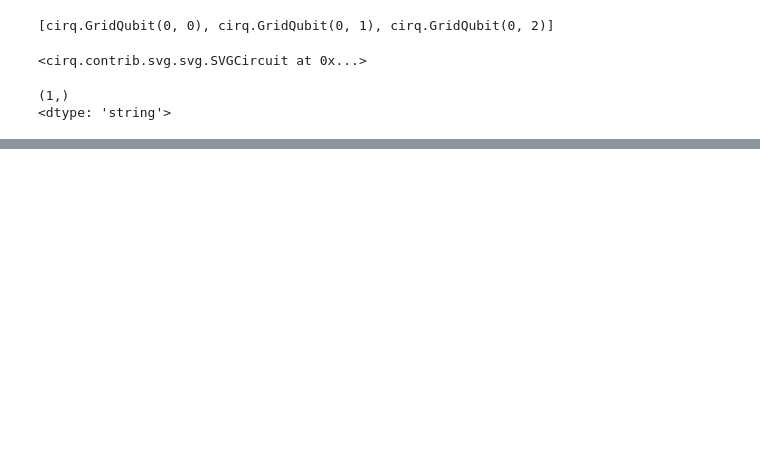
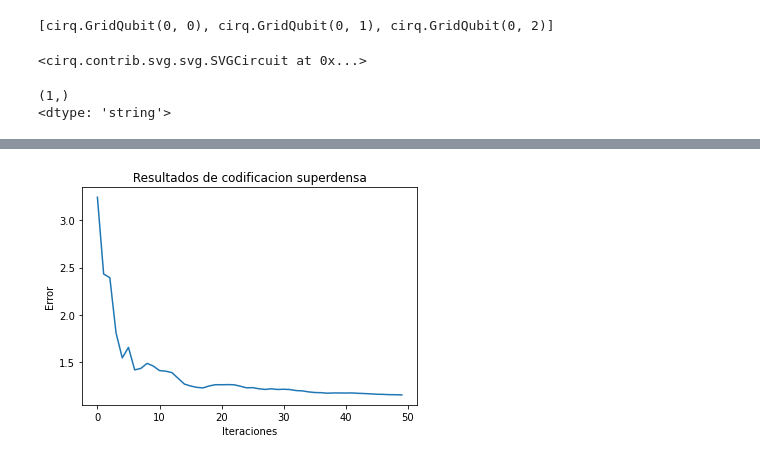
Before and after one commit to GPatiA2/ProyectoAPCC, a Jupyter notebook: Proyecto APCC.ipynb, the cells around one changed output, grey strips where cells are left out. Drawn from its saved outputs; the diff is of its cells as text; code cells hidden in the pictures; blank space fills up the shorter version.

```diff
--- a/Proyecto APCC.ipynb
+++ b/Proyecto APCC.ipynb
@@ -354,0 +562,4 @@ tf.Tensor(
+# %%
+construirModeloGCSD()
+# %% [output]
+[figure, added]
```
Also changed, not shown: parts of 16 cells of this notebook.
